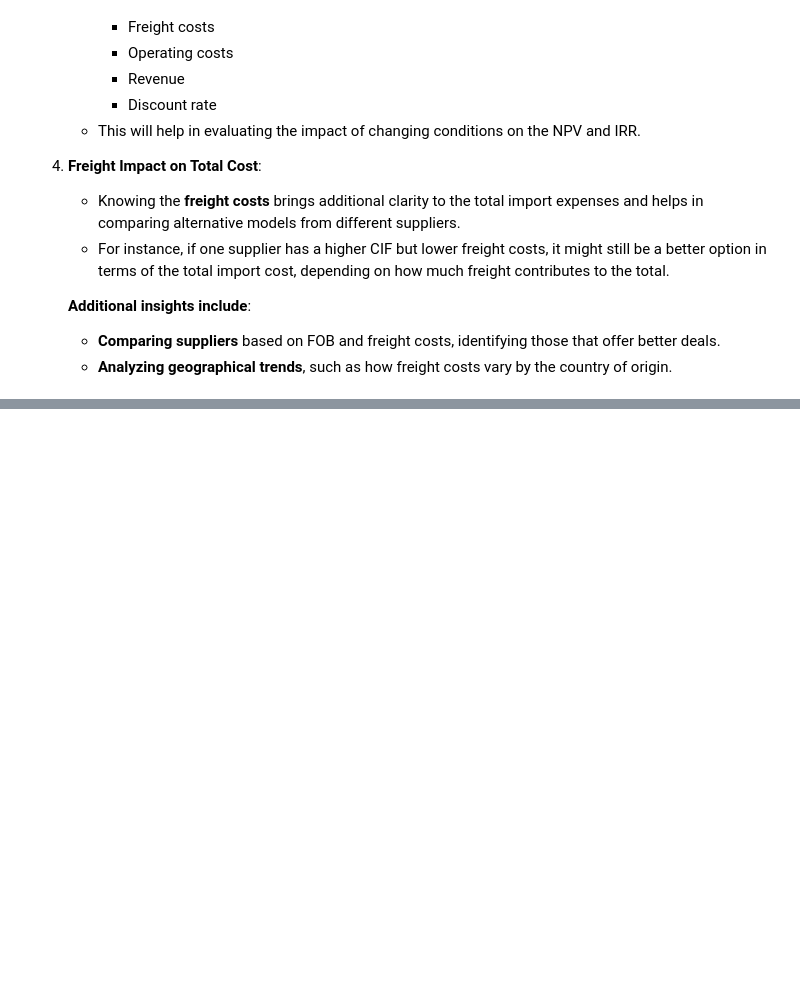
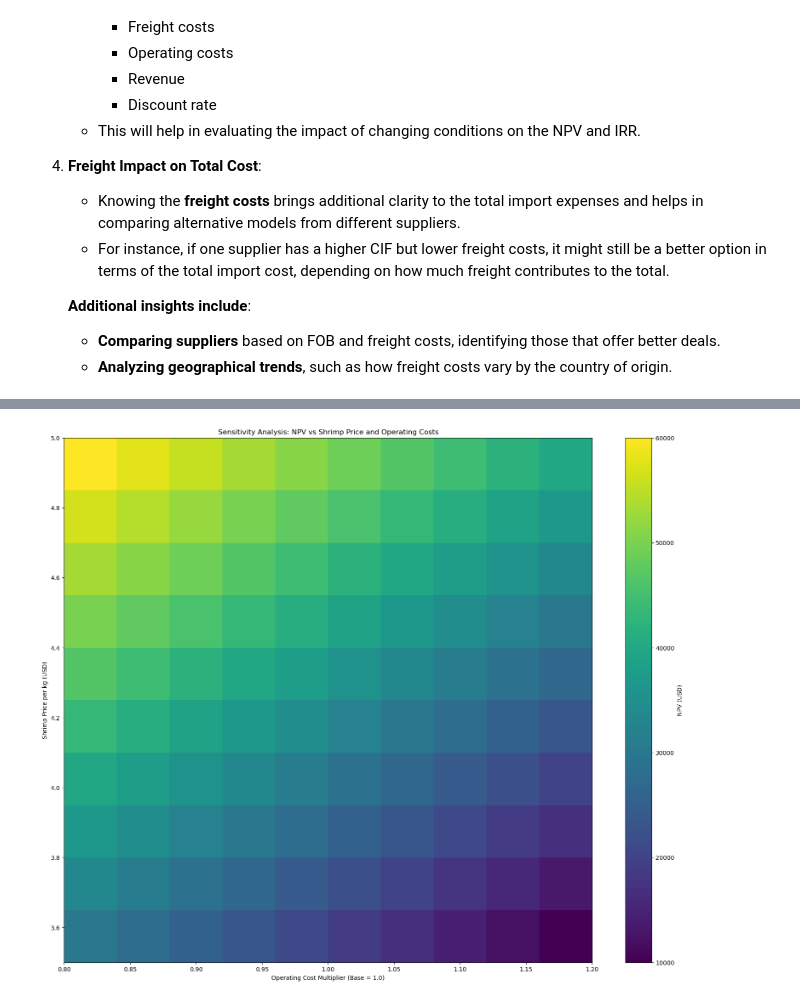
Before and after one commit to luisvinatea/portfolio, a Jupyter notebook: obs_files/asignaturas/tfm/beracqua.ipynb, the cells around one changed output, grey strips where cells are left out. Cells and saved outputs as stored; diff of their text form; code cells hidden in the pictures; blank space fills up the shorter version.

```diff
--- a/obs_files/asignaturas/tfm/beracqua.ipynb
+++ b/obs_files/asignaturas/tfm/beracqua.ipynb
@@ -1518,0 +1858,47 @@ Profitability Index (PI): 0.59
+# %%
+# Base variables
+base_price_per_kg = 4.50  # base price of shrimp per kg
+base_operating_cost = 10000  # assumed base operating cost (tariffs, electricity)
+base_productivity = 4000  # kg/ha
+base_fcr = 1.5  # Feed Conversion Ratio
+
+# Sensitivity ranges
+price_per_kg_range = np.linspace(3.50, 5.00, 10)  # Shrimp price between $3.50 and $5.00
+operating_cost_multiplier_range = np.linspace(0.8, 1.2, 10)  # Operating costs fluctuate by ±20%
+
+# Define a function to calculate NPV based on shrimp price and operating cost multiplier
+def calculate_npv(price_per_kg, operating_cost_multiplier, productivity=base_productivity, fcr=base_fcr):
+    # Adjust operating costs
+    adjusted_operating_cost = base_operating_cost * operating_cost_multiplier
+
+    # Assume annual revenue = productivity * price per kg
+    annual_revenue = productivity * price_per_kg
+
+    # Operating profit = revenue - operating cost
+    operating_profit = annual_revenue - adjusted_operating_cost
+
+    # Simplified NPV calculation for the sake of analysis (without discount rate)
+    npv = operating_profit * 5  # 5-year horizon for NPV calculation
+    return npv
+
+# Create a grid for NPV sensitivity analysis
+npv_grid = np.zeros((len(price_per_kg_range), len(operating_cost_multiplier_range)))
+
+# Populate the grid with NPV values
+for i, price_per_kg in enumerate(price_per_kg_range):
+    for j, operating_cost_multiplier in enumerate(operating_cost_multiplier_range):
+        npv_grid[i, j] = calculate_npv(price_per_kg, operating_cost_multiplier)
+
+# Plotting the sensitivity analysis as a heatmap
+plt.figure(figsize=(20, 16))
+plt.imshow(npv_grid, aspect='auto', cmap='viridis', origin='lower', extent=[
+    operating_cost_multiplier_range.min(), operating_cost_multiplier_range.max(),
+    price_per_kg_range.min(), price_per_kg_range.max()
+])
+plt.colorbar(label='NPV (USD)')
+plt.xlabel('Operating Cost Multiplier (Base = 1.0)')
+plt.ylabel('Shrimp Price per kg (USD)')
+plt.title('Sensitivity Analysis: NPV vs Shrimp Price and Operating Costs')
+plt.show()
+# %% [output]
+[figure, added]
```
Also changed, not shown: parts of 27 cells of this notebook, 23 other files.
